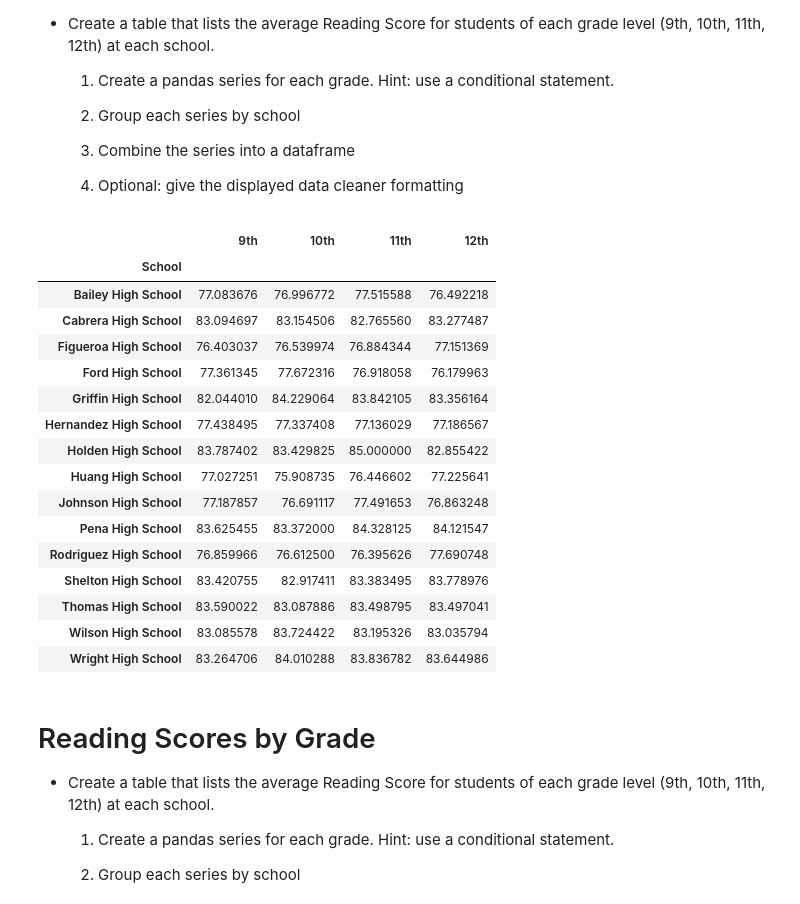
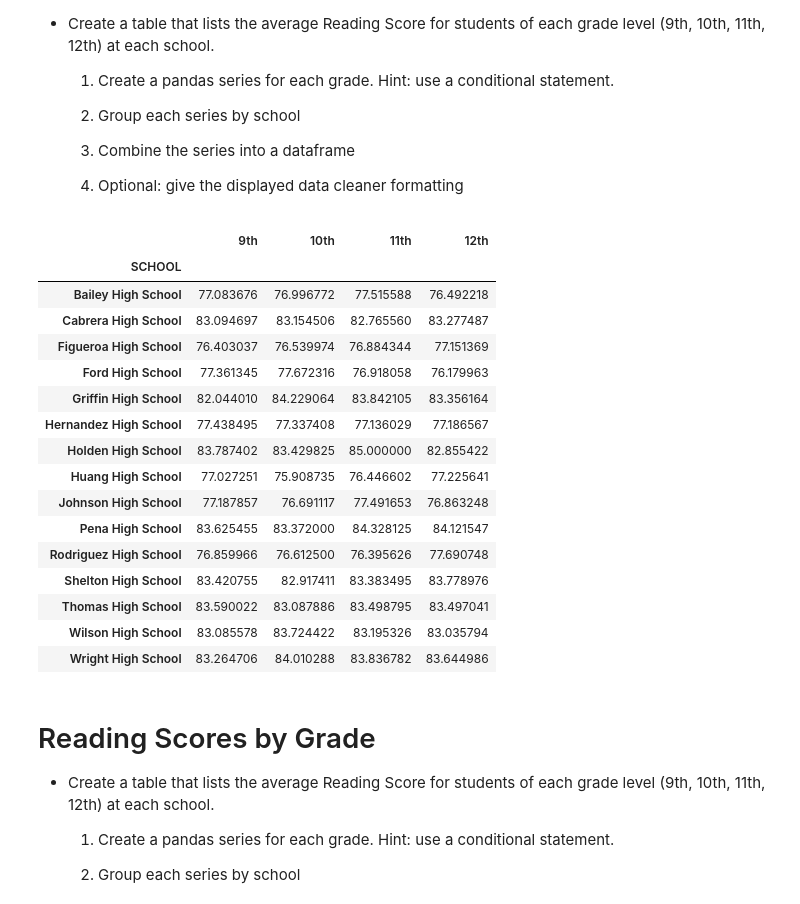
Before and after one commit to diazdez/Pandas-Challenge, a Jupyter notebook: PyCitySchools/PyCitySchools.ipynb, the cells around one changed output. Cells and saved outputs as stored; diff of their text form; code cells hidden in the pictures.

```diff
--- a/PyCitySchools/PyCitySchools.ipynb
+++ b/PyCitySchools/PyCitySchools.ipynb
@@ -277,35 +291,35 @@ bottom_5_performing
 
 #  9th Grade: Math Average
 school_avg_math_9th = school_data_complete[school_data_complete['grade']=='9th'].groupby('school_name')['math_score'].mean()
 
 
 #  10th Grade: Math Average
 school_avg_math_10th = school_data_complete[school_data_complete['grade']=='10th'].groupby('school_name')['math_score'].mean()
 
 
 #  11th Grade: Math Average
 school_avg_math_11th = school_data_complete[school_data_complete['grade']=='11th'].groupby('school_name')['math_score'].mean()
 
 
 #  12th Grade: Math Average
 school_avg_math_12th = school_data_complete[school_data_complete['grade']=='12th'].groupby('school_name')['math_score'].mean()
 
 
 # combine the math data/series into a dataframe:
 
 avg_math_grade= {
     '9th':school_avg_math_9th,
     '10th':school_avg_math_10th,
     '11th':school_avg_math_11th,
     '12th':school_avg_math_12th,
     }
 
 avg_math_grade_df = pd.DataFrame(avg_math_grade)
-avg_math_grade_df.index.name = "School"
+avg_math_grade_df.index.name = "SCHOOL"
 avg_math_grade_df
 # %% [output]
 |  | 9th | 10th | 11th | 12th |
-| School |  |  |  |  |
+| SCHOOL |  |  |  |  |
 | Bailey High School | 77.083676 | 76.996772 | 77.515588 | 76.492218 |
 | Cabrera High School | 83.094697 | 83.154506 | 82.765560 | 83.277487 |
 | Figueroa High School | 76.403037 | 76.539974 | 76.884344 | 77.151369 |
```
Also changed, not shown: parts of 11 cells of this notebook.
